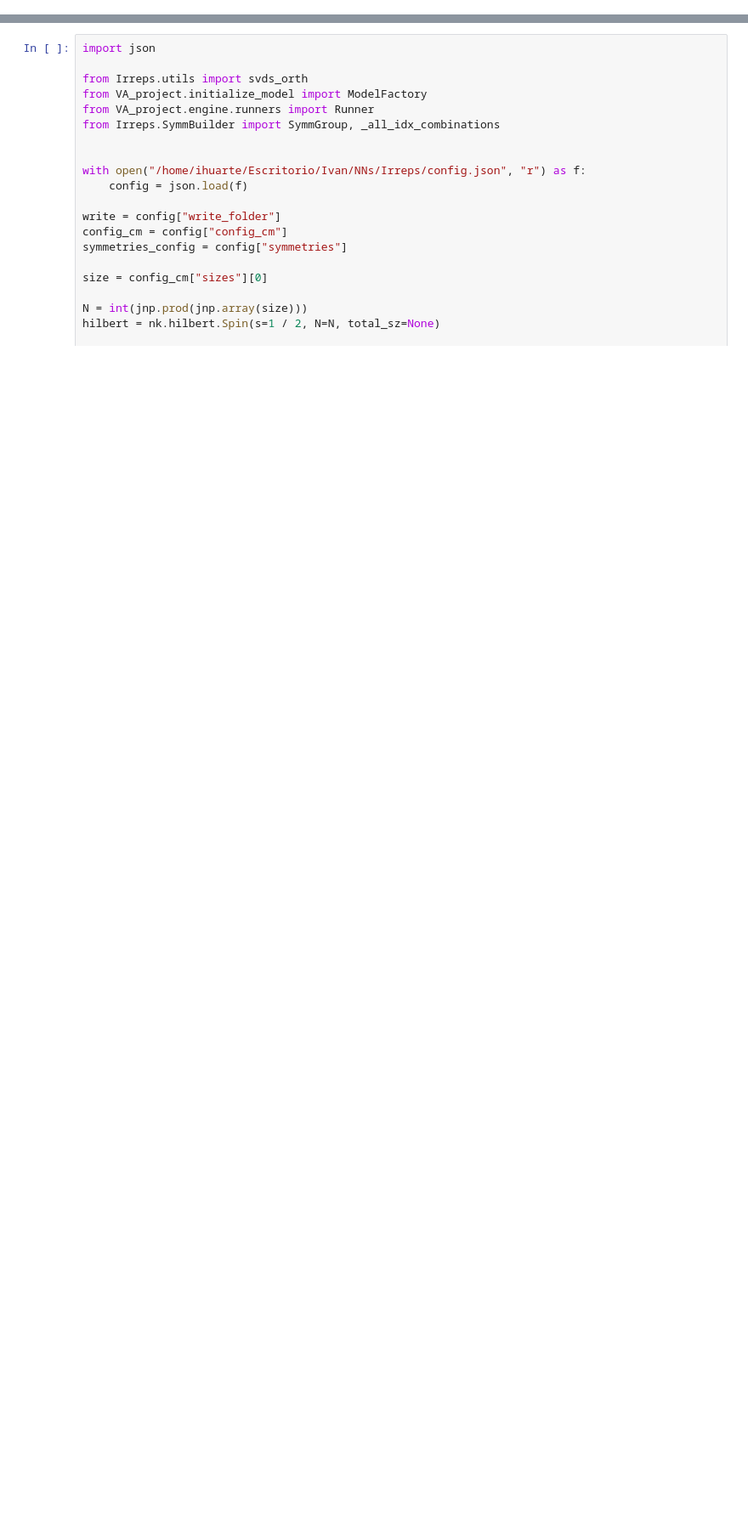
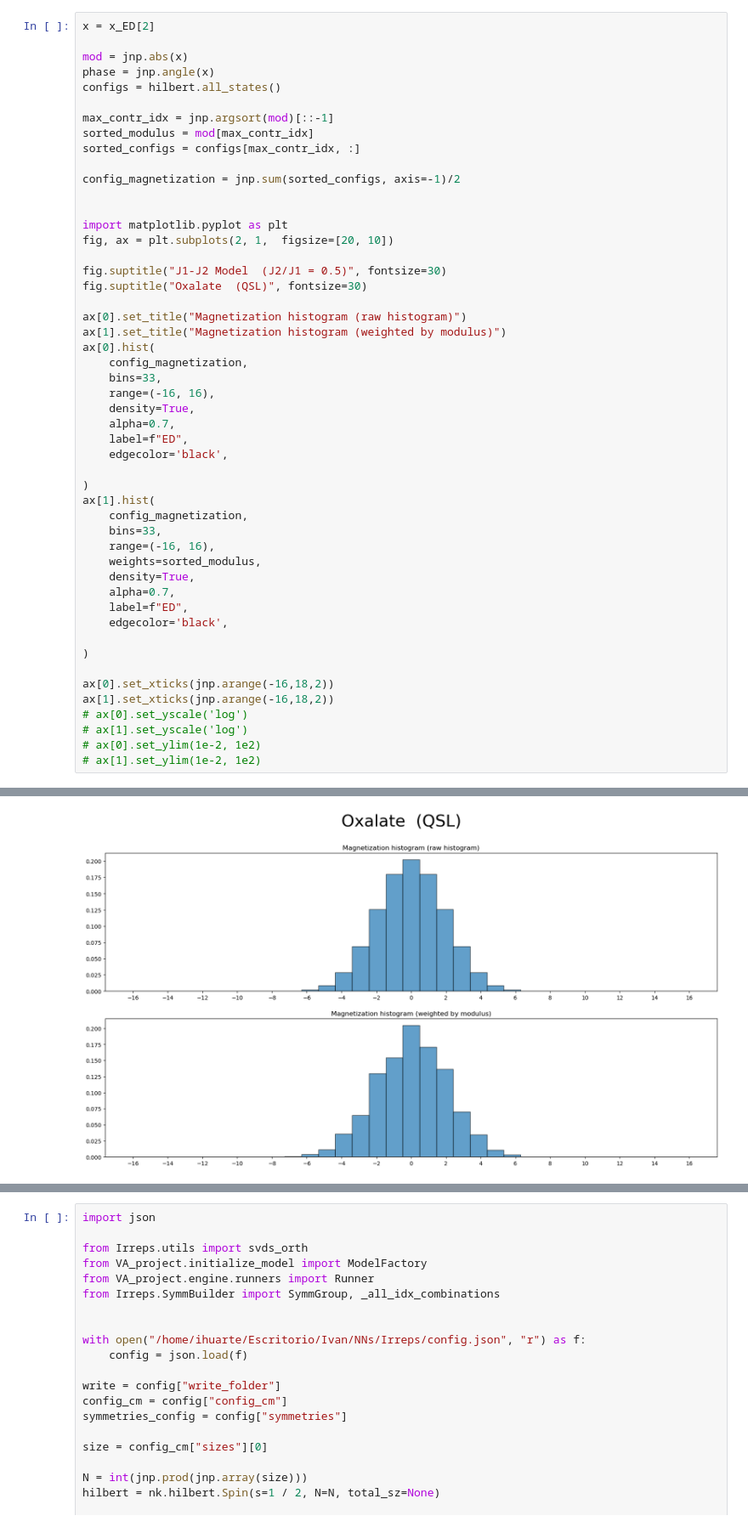
Before and after one commit to IvanHuarte/NNs, a Jupyter notebook: experiment.ipynb, the cells around one changed output, grey strips where cells are left out. Shown at 85% size. Cells and saved outputs as stored; diff of their text form; blank space fills up the shorter version.

```diff
--- a/experiment.ipynb
+++ b/experiment.ipynb
@@ -60,0 +104,51 @@ import numpy
+# %%
+x = x_ED[2]
+
+mod = jnp.abs(x)
+phase = jnp.angle(x)
+configs = hilbert.all_states()
+
+max_contr_idx = jnp.argsort(mod)[::-1]
+sorted_modulus = mod[max_contr_idx]
+sorted_configs = configs[max_contr_idx, :]
+
+config_magnetization = jnp.sum(sorted_configs, axis=-1)/2
+
+
+import matplotlib.pyplot as plt
+fig, ax = plt.subplots(2, 1,  figsize=[20, 10])
+
+fig.suptitle("J1-J2 Model  (J2/J1 = 0.5)", fontsize=30)
+fig.suptitle("Oxalate  (QSL)", fontsize=30)
+
+ax[0].set_title("Magnetization histogram (raw histogram)")
+ax[1].set_title("Magnetization histogram (weighted by modulus)")
+ax[0].hist(
+    config_magnetization,
+    bins=33,
+    range=(-16, 16),
+    density=True,
+    alpha=0.7,
+    label=f"ED",
+    edgecolor='black',
+
+)
+ax[1].hist(
+    config_magnetization,
+    bins=33,
+    range=(-16, 16),
+    weights=sorted_modulus,
+    density=True,
+    alpha=0.7,
+    label=f"ED",
+    edgecolor='black',
+
+)
+
+ax[0].set_xticks(jnp.arange(-16,18,2))
+ax[1].set_xticks(jnp.arange(-16,18,2))
+# ax[0].set_yscale('log')
+# ax[1].set_yscale('log')
+# ax[0].set_ylim(1e-2, 1e2)
+# ax[1].set_ylim(1e-2, 1e2)
+# %% [output]
@@ -60,0 +172 @@ import numpy
+[figure, added]
```
Also changed, not shown: parts of 13 cells of this notebook, 7 other files.
